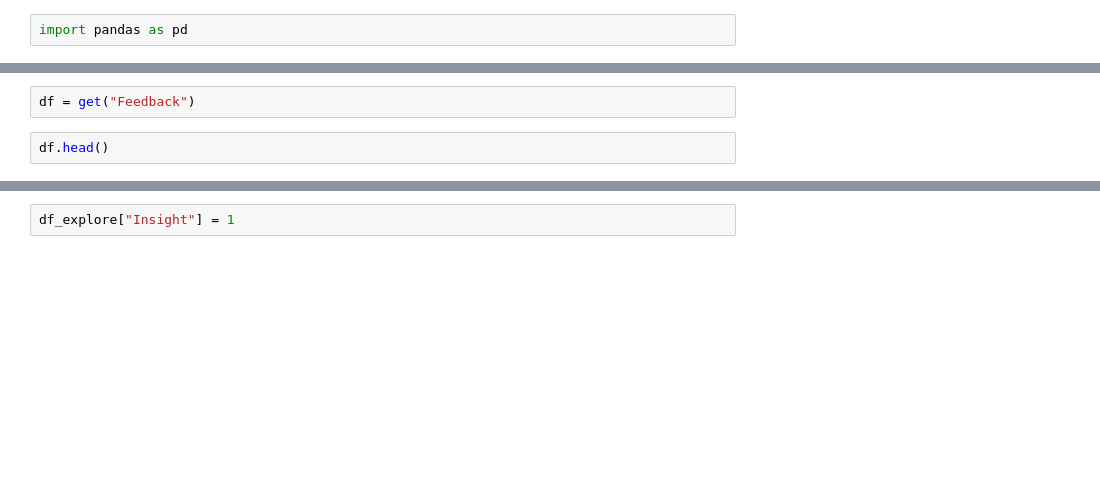
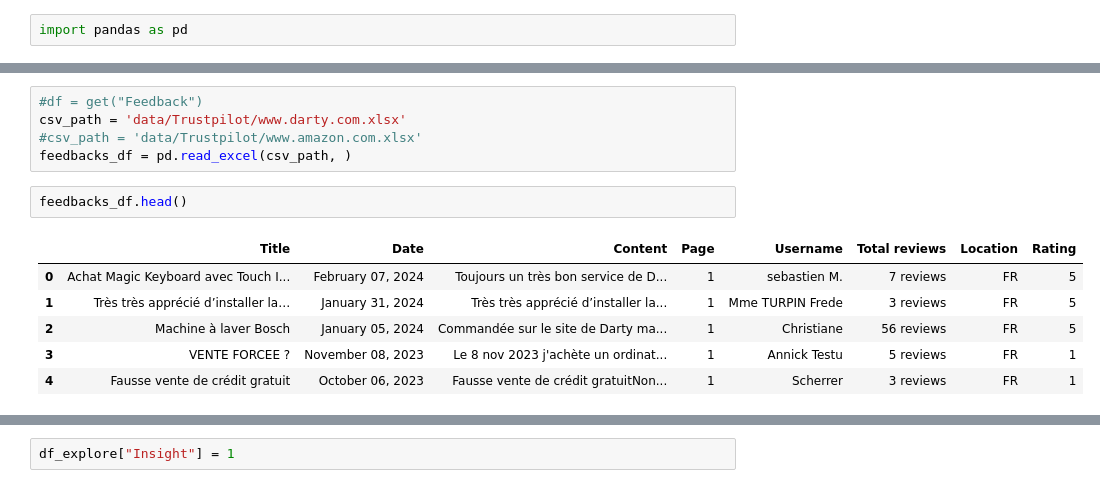
Before and after one commit to ArnaudGardille/Feedback-Analysis, a Jupyter notebook: data_explo.ipynb, the cells around one changed output, grey strips where cells are left out. Saved outputs shown, nothing was run; the diff lists cells and outputs as text; blank space fills up the shorter version.

```diff
--- a/data_explo.ipynb
+++ b/data_explo.ipynb
@@ -18,4 +23,14 @@ from src.bubble import *
-# %%
-df = get("Feedback")
+# %%
+#df = get("Feedback")
+csv_path = 'data/Trustpilot/www.darty.com.xlsx'
+#csv_path = 'data/Trustpilot/www.amazon.com.xlsx'
+feedbacks_df = pd.read_excel(csv_path, )
 # %%
-df.head()
+feedbacks_df.head()
+# %% [output]
+|  | Title | Date | Content | Page | Username | Total reviews | Location | Rating |
+| 0 | Achat Magic Keyboard avec Touch I... | February 07, 2024 | Toujours un très bon service de D... | 1 | sebastien M. | 7 reviews | FR | 5 |
+| 1 | Très très apprécié d’installer la… | January 31, 2024 | Très très apprécié d’installer la... | 1 | Mme TURPIN Frede | 3 reviews | FR | 5 |
+| 2 | Machine à laver Bosch | January 05, 2024 | Commandée sur le site de Darty ma... | 1 | Christiane | 56 reviews | FR | 5 |
+| 3 | VENTE FORCEE ? | November 08, 2023 | Le 8 nov 2023 j'achète un ordinat... | 1 | Annick Testu | 5 reviews | FR | 1 |
+| 4 | Fausse vente de crédit gratuit | October 06, 2023 | Fausse vente de crédit gratuitNon... | 1 | Scherrer | 3 reviews | FR | 1 |
```
Also changed, not shown: parts of 14 cells of this notebook, 6 other files.
